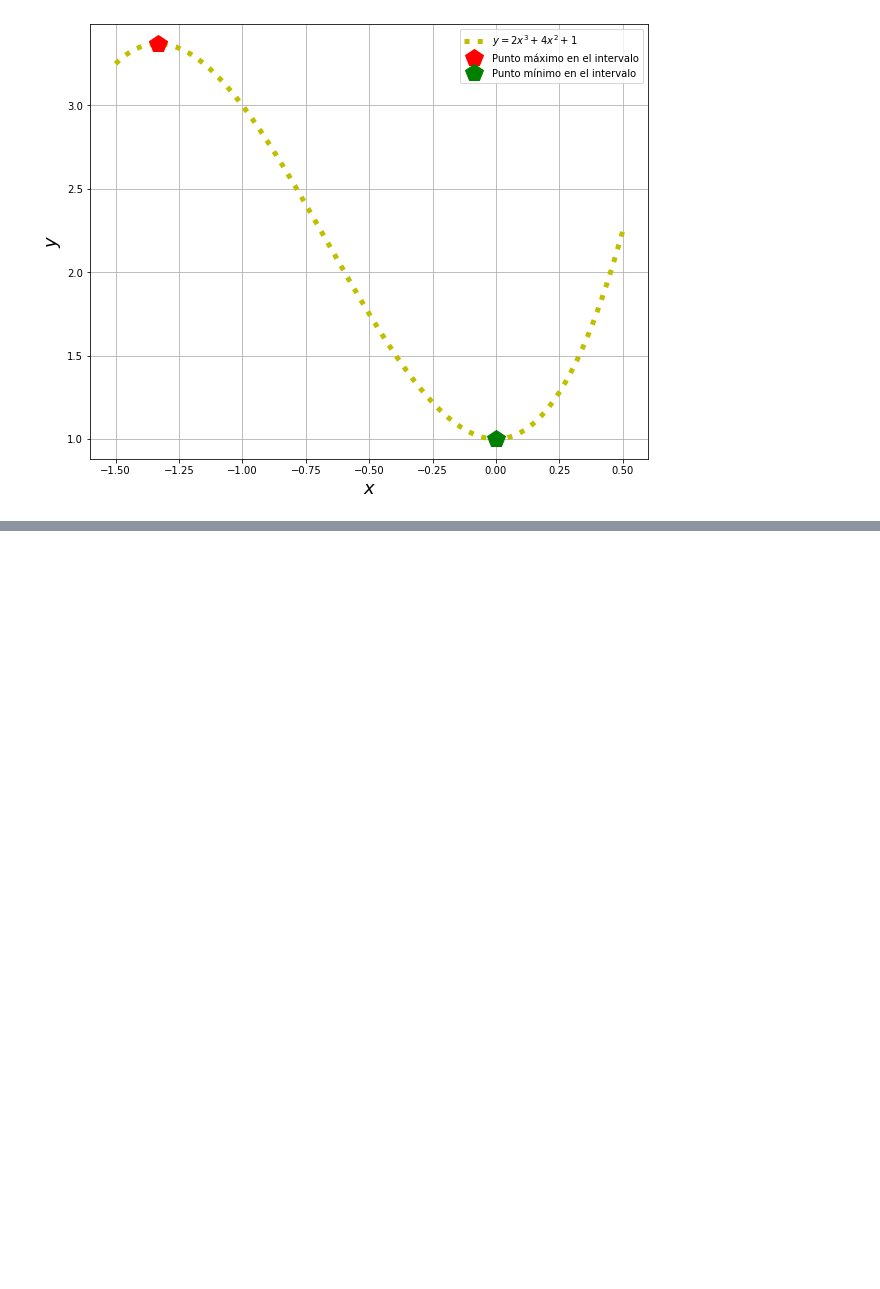
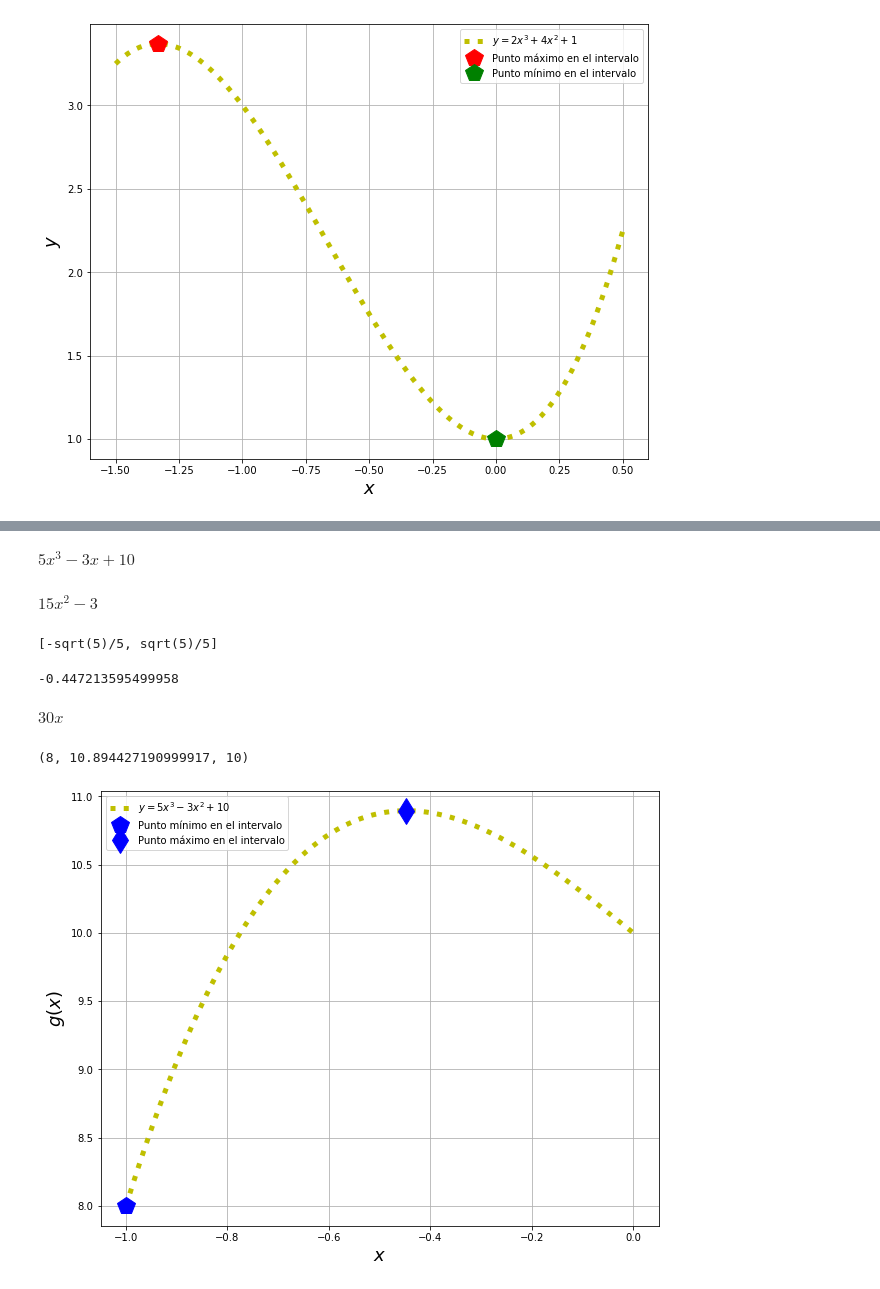
Before and after one commit to Samuelrodriguezp/Tarea_Optimizaci-n_simpy, a Jupyter notebook: Tarea3. Optimización.ipynb, the cells around one changed output, grey strips where cells are left out. Saved outputs shown, nothing was run; the diff lists cells and outputs as text; code cells hidden in the pictures; blank space fills up the shorter version.

```diff
--- a/Tarea3. Optimización.ipynb
+++ b/Tarea3. Optimización.ipynb
@@ -103,0 +101,74 @@ Código de solución estudiante 2
+# %%
+#Declaro mi variable y establezco mi función
+sym.var("x",real=True)
+def g(x):
+    return 5*(x**3) - 3*x + 10
+g(x)
+# %% [output]
+$\displaystyle 5 x^{3} - 3 x + 10$
+# %%
+#Derivo mi función
+dg = sym.diff(g(x),x)
+dg
+# %% [output]
+$\displaystyle 15 x^{2} - 3$
+# %%
+#Obtengo el valor óptimo de mi función
+dgc = sym.solve(dg,x)
+dgc
+# %% [output]
+[-sqrt(5)/5, sqrt(5)/5]
+# %%
+#Obtuve dos valores, pero solo el primer valor está dentro de mi intervalo deseado
+#Intenté extraer el primer término de la matriz anterior pero no pude transformarlo a número así que
+#creé manualmente una variable para el valor crítico que sí entra en el rango
+gc=sym.take(dgc,1)
+gc2 = -5**(1/2)/5
+gc2
+# %% [output]
+-0.447213595499958
+# %%
+#Como mi segunda raíz está fuera del intervalo seleccionado solo tomaré la primera
+#Derivaré por segunda vez mi expresión y la evaluaré en mi punto crítico para ver si es un mínimo o máximo local
+#Aquí también intenté evaluar en mi segunda derivada el valor crítico para observar si era máximo o mínimo ...
+# ... pero se me dificultó el trabajo con los formatos
+ddg= sym.diff(dg,x)
+#dg(gc2)
+ddg
+# %% [output]
+$\displaystyle 30 x$
+# %%
+#Manualmente identifiqué que mi valor crítico evaluado en la segunda derivada da negativo por lo que será un máximo.
+#Ahora evaluaré mi punto y los límites de mi intervalo para identificar máximos y mínimos globales
+g(-1), g(gc2), g(0)
+# %% [output]
+(8, 10.894427190999917, 10)
+# %%
+#Hago mi código para graficar
+import matplotlib.pyplot as plt
+%matplotlib inline
+
+#Configurar tamaño de la figura
+plt.figure(figsize=(10,8))
+
+#Convierto mi funcipon simbólica a numérica
+fnum=sym.lambdify(x,g(x))
+# Definir coordenas x
+xnum = np.linspace(-1,0,254)
+ynum = fnum(xnum)
+
+
+#Agregar los gráficos
+plt.plot(xnum,ynum,':y',lw=5,label='$y=5x^3-3x^2+10$')
+plt.plot([-1],[8],'pb',ms=18,label='Punto mínimo en el intervalo')
+plt.plot([gc2],[g(gc2)],'db',ms=18,label='Punto máximo en el intervalo')
+
+#Nombrar los ejes de la gráfica
+plt.xlabel('$x$',fontsize=18)
+plt.ylabel('$g(x)$',fontsize=18)
+
+plt.grid()
+plt.legend(loc='best')
+plt.show()
+# %% [output]
+[figure, added]
```
Also changed, not shown: parts of 8 cells of this notebook.
